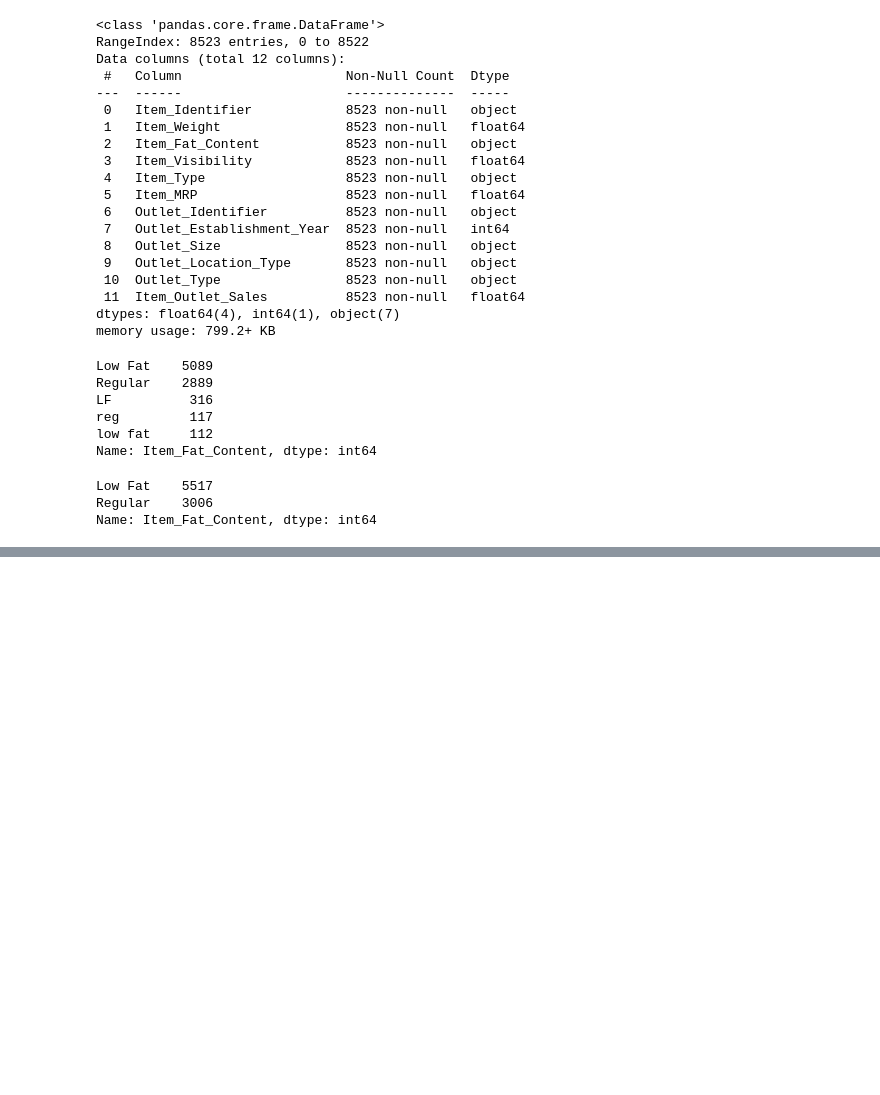
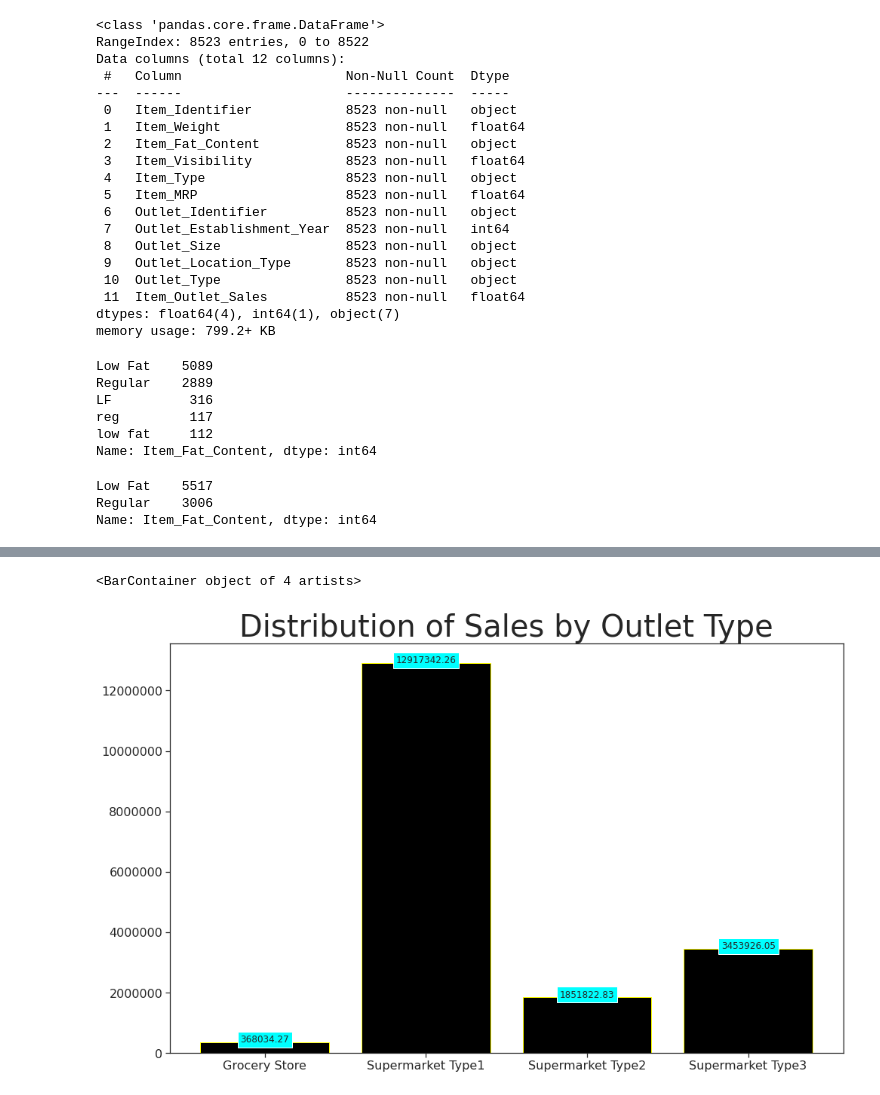
Before and after one commit to kriti-sidram/Sales-Predictions, a Jupyter notebook: GrocerySales_Predictions.ipynb, the cells around one changed output, grey strips where cells are left out. Drawn from its saved outputs; the diff is of its cells as text; code cells hidden in the pictures; blank space fills up the shorter version.

```diff
--- a/GrocerySales_Predictions.ipynb
+++ b/GrocerySales_Predictions.ipynb
@@ -302,0 +354,29 @@ Name: Item_Outlet_Sales, dtype: float64
+# %%
+# Outlet Type and  total sales :
+
+df_sales = sales_data.groupby('Outlet_Type')['Item_Outlet_Sales'].sum().round(2)
+
+# Barplot a Groupby output and plots bars with labels
+
+fig,ax = plt.subplots(figsize = (16,10))
+ax.set
+plt.ticklabel_format(useOffset=False, style ='plain') # Formats labels -- No Scientific notations
+# function to add labels :
+def addlabels(x,y):
+  for i in range(len(x)):
+    plt.text(i, y[i], y[i], ha = 'center', Bbox = dict(facecolor = 'cyan', alpha = 1))
+
+x = df_sales.index # Is how you call groupy output ( Numpy array) into plots
+y = df_sales.values
+
+plt.bar(x, y)
+addlabels(x,y)
+
+plt.title('Distribution of Sales by Outlet Type', fontsize = 40)
+plt.xticks(rotation = 0, fontsize = 16) # Rotate x axis label 90 degrees
+plt.yticks(fontsize = 16)
+
+plt.bar(df_sales.index, df_sales.values, color = ('black'), edgecolor = 'yellow')
+# %% [output]
+<BarContainer object of 4 artists>
+[figure, added]
```
Also changed, not shown: parts of 14 cells of this notebook.
